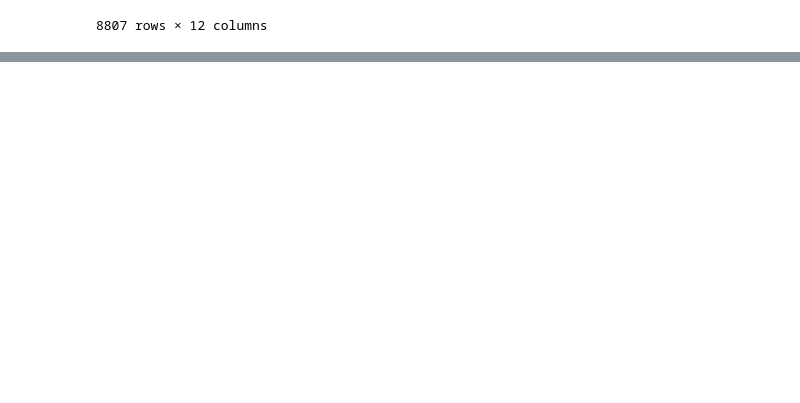
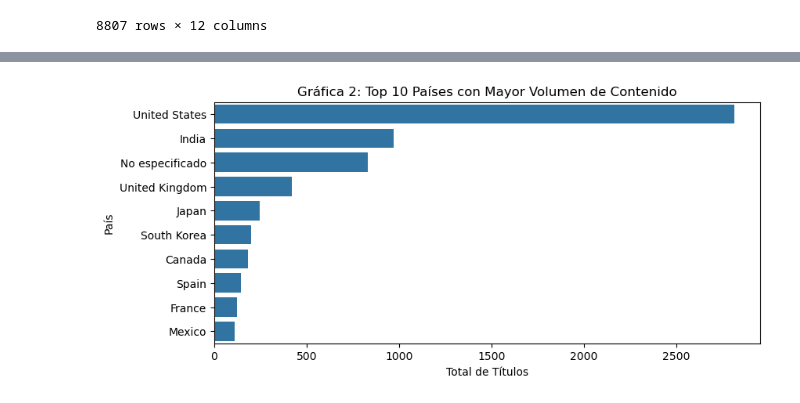
Before and after one commit to jrvrr/ECBD-MoralesRiveraJerry, a Jupyter notebook: NoteBook/LAB 05 DIKW_Netflix/Lab05 DIKW_Netflix.ipynb, the cells around one changed output, grey strips where cells are left out. Cells and saved outputs as stored; diff of their text form; code cells hidden in the pictures; blank space fills up the shorter version.

```diff
--- a/NoteBook/LAB 05 DIKW_Netflix/Lab05 DIKW_Netflix.ipynb
+++ b/NoteBook/LAB 05 DIKW_Netflix/Lab05 DIKW_Netflix.ipynb
@@ -221,0 +184,11 @@ plt.show()
+# %%
+# Capa de Información: Gráfica 2 de los 10 países con más producciones
+plt.figure(figsize=(9, 4))
+top_paises = df["country"].value_counts().head(10)
+sns.barplot(x=top_paises.values, y=top_paises.index)
+plt.title("Gráfica 2: Top 10 Países con Mayor Volumen de Contenido")
+plt.xlabel("Total de Títulos")
+plt.ylabel("País")
+plt.show()
+# %% [output]
+[figure, added]
```
Also changed, not shown: parts of 48 cells of this notebook.
